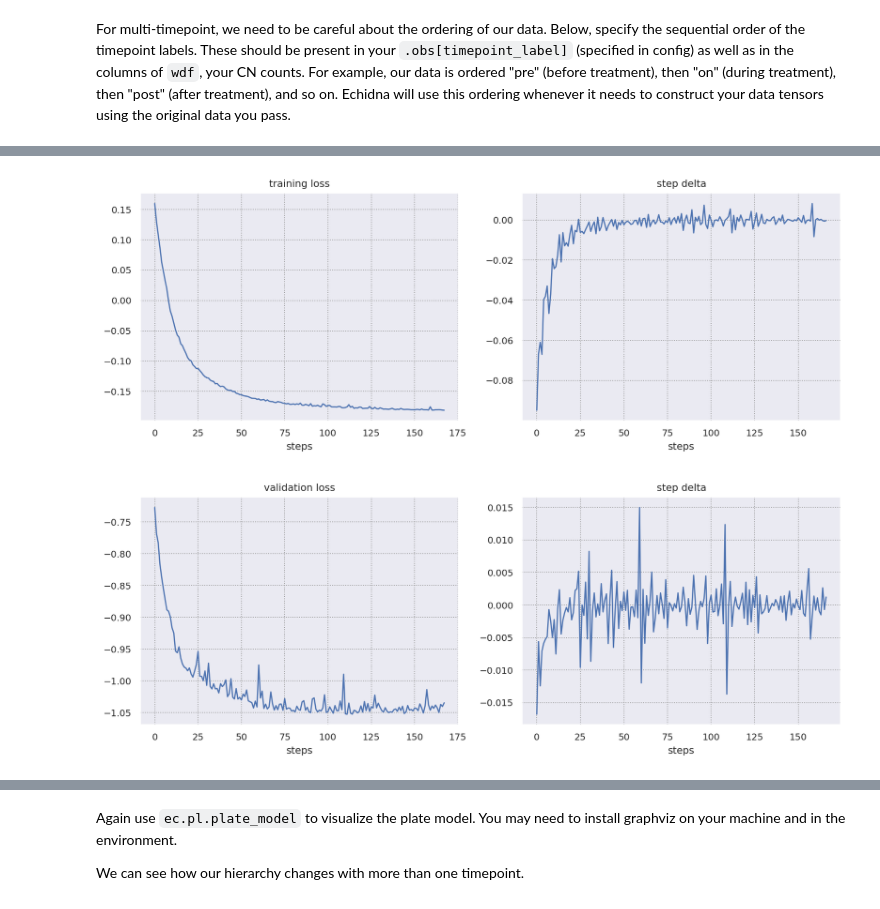
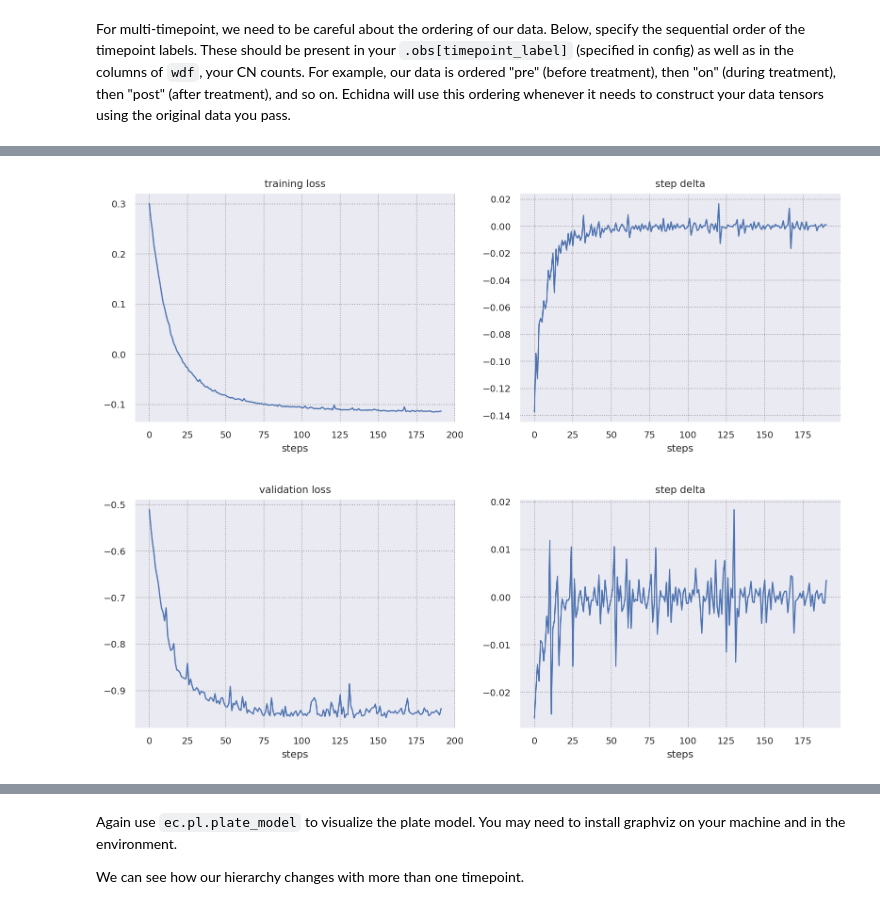
Before and after one commit to azizilab/echidna, a Jupyter notebook: examples/2-multi-timepoint.ipynb, the cells around one changed output, grey strips where cells are left out. Saved outputs shown, nothing was run; the diff lists cells and outputs as text; code cells hidden in the pictures.

```diff
--- a/examples/2-multi-timepoint.ipynb
+++ b/examples/2-multi-timepoint.ipynb
@@ -11,8 +11,8 @@ ec.pl.activate_plot_settings()
 # %% [markdown]
 As in the first example, read in your single-cell and copy number data. This time, our AnnData contains cells across multiple timepoints of treatment, "pre" and "on".
 # %%
-adata = sc.read_h5ad("data/F01_pre_on.h5")
-wdf = pd.read_csv("data/wgs_F01_cellranger.csv", index_col="gene")
+adata = sc.read_h5ad("data/R310_scRNA_MT.h5")
+wdf = pd.read_csv("data/R310_W_MT.csv").set_index("geneName")
 # %%
 # W has two out of order timepoints.
 # We will define a setting to handle this behavior explicitly and uniformly.
@@ -32,2 +37,0 @@ Pre-process your data if necessary. I've already run this step and saved the pro
-# %%
-adata = ec.tl.filter_low_var_genes(adata, var_threshold=0.001)
@@ -44,10 +46,11 @@ ec.tl.set_sort_order(
 config = ec.tl.EchidnaConfig(
     timepoint_label = "timepoint", # `assert 'timepoint' in adata.obs.columns`
     counts_layer = "counts", # `assert 'counts' in list(adata.layers.keys())`
-    clusters = "pheno_louvain", # `assert 'pheno_leiden' in adata.obs.columns`
+    clusters = "leiden", # `assert 'leiden' in adata.obs.columns`
     inverse_gamma = False, # Inverse Gamma False when we have more data
     eta_mean_init = 2., # Our genes average approximately two copies
     patience = 50, # Increase/decrease to affect early stopping
+    learning_rate = .1,
 )
 ec.tl.echidna_train(
      adata # Single-cell AnnData
@@ -64,2 +67,2 @@ ec.tl.echidna_train(
-[figure, old version]
+[figure, new version]
-[figure, old version]
+[figure, new version]
```
Also changed, not shown: parts of 17 cells of this notebook, 8 other files.
